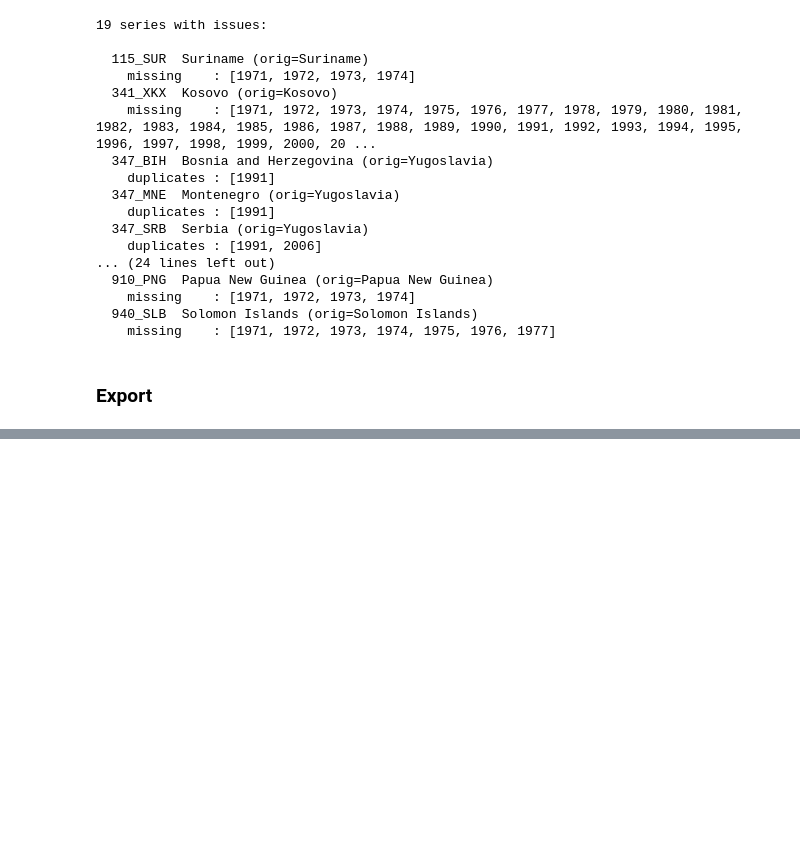
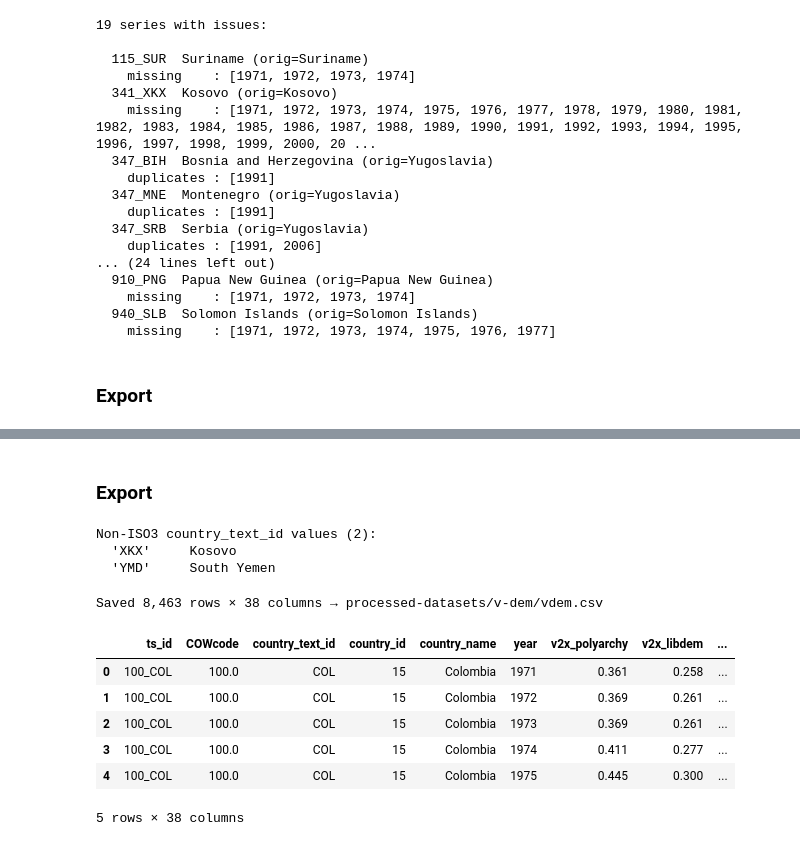
Before and after one commit to damiancalabresi/causal-analysis-democracy-womens-rights, a Jupyter notebook: 01-democracy-dataset-processing.ipynb, the cells around one changed output, grey strips where cells are left out. Drawn from its saved outputs; the diff is of its cells as text; code cells hidden in the pictures; blank space fills up the shorter version.

```diff
--- a/01-democracy-dataset-processing.ipynb
+++ b/01-democracy-dataset-processing.ipynb
@@ -758,0 +916,2 @@ Saved 8,038 rows × 16 columns → processed-datasets/polity/polity5.csv
+# %%
+vdem.loc[vdem["COWcode"] == 860, "COWcode"] = 850
@@ -758,0 +1058,6 @@ Saved 8,038 rows × 16 columns → processed-datasets/polity/polity5.csv
+# %%
+to_remove = ["PSE","PSG","SML","HKG","ZZB"]  # Palestine/West Bank, Palestine/Gaza, Somaliland, Hong Kong, Zanzibar
+
+vdem = vdem[~vdem["country_text_id"].isin(to_remove)]
+print(f"Removed: {to_remove}")
+print(f"Remaining rows: {len(vdem):,}")
@@ -758,0 +1069,7 @@ Saved 8,038 rows × 16 columns → processed-datasets/polity/polity5.csv
+# %%
+vdem["ts_id"] = vdem["COWcode"].astype(int).astype(str) + "_" + vdem["country_text_id"]
+
+vdem = vdem.sort_values(["ts_id", "year"]).reset_index(drop=True)
+
+print(f"Unique ts_ids: {vdem['ts_id'].nunique()}")
+print(vdem[["ts_id", "COWcode", "country_text_id"]].drop_duplicates().head(10).to_string(index=False))
@@ -758,0 +1089,60 @@ Saved 8,038 rows × 16 columns → processed-datasets/polity/polity5.csv
+# %% [markdown]
+### Export
+# %%
+import pycountry
+
+valid_iso3 = {c.alpha_3 for c in pycountry.countries}
+
+unique_ids = vdem[["country_text_id", "country_name"]].drop_duplicates().sort_values("country_text_id")
+no_iso3 = unique_ids[~unique_ids["country_text_id"].isin(valid_iso3)]
+
+print(f"Non-ISO3 country_text_id values ({len(no_iso3)}):")
+for _, row in no_iso3.iterrows():
+    print(f"  {row['country_text_id']!r:8s}  {row['country_name']}")
+# %% [output]
+Non-ISO3 country_text_id values (2):
+  'XKX'     Kosovo
+  'YMD'     South Yemen
+# %%
+import os
+
+os.makedirs("processed-datasets/v-dem", exist_ok=True)
+
+vdem_cols = [
+    # Identifiers
+    "ts_id", "COWcode", "country_text_id", "country_id", "country_name", "year",
+    # Democracy indices (treatment variables)
+    "v2x_polyarchy", "v2x_libdem", "v2x_partipdem", "v2x_delibdem", "v2x_egaldem",
+    # Women's rights outcomes
+    "v2x_gender", "v2x_gencl", "v2x_gencs", "v2x_genpp",
+    "v2xpe_exlgender", "v2lgfemleg",
+    # Component women's indicators
+    "v2cldmovew", "v2clslavef", "v2clprptyw", "v2cldiscw",
+    "v2pepwrgen", "v2peapsgen", "v2peasjgen", "v2peasbgen",
+    "v2csgender", "v2mefemjrn",
+    # Mechanisms
+    "v2x_cspart", "v2x_frassoc_thick", "v2x_freexp_altinf",
+    "v2x_suffr", "v2xlg_legcon", "v2x_jucon",
+    "v2xeg_eqprotec", "v2xeg_eqaccess",
+    # Controls
+    "v2x_corr", "v2x_rule", "v2xeg_eqdr",
+]
+
+available_cols = [c for c in vdem_cols if c in vdem.columns]
+missing_cols = [c for c in vdem_cols if c not in vdem.columns]
+if missing_cols:
+    print(f"WARNING — columns not found: {missing_cols}")
+
+out_vdem = vdem[available_cols].sort_values(["ts_id", "year"]).copy()
+out_vdem.to_csv("processed-datasets/v-dem/vdem.csv", index=False)
+print(f"Saved {len(out_vdem):,} rows × {len(available_cols)} columns → processed-datasets/v-dem/vdem.csv")
+out_vdem.head(5)
+# %% [output]
+Saved 8,463 rows × 38 columns → processed-datasets/v-dem/vdem.csv
+|  | ts_id | COWcode | country_text_id | country_id | country_name | year | v2x_polyarchy | v2x_libdem | ... |
+| 0 | 100_COL | 100.0 | COL | 15 | Colombia | 1971 | 0.361 | 0.258 | ... |
+| 1 | 100_COL | 100.0 | COL | 15 | Colombia | 1972 | 0.369 | 0.261 | ... |
+| 2 | 100_COL | 100.0 | COL | 15 | Colombia | 1973 | 0.369 | 0.261 | ... |
+| 3 | 100_COL | 100.0 | COL | 15 | Colombia | 1974 | 0.411 | 0.277 | ... |
+| 4 | 100_COL | 100.0 | COL | 15 | Colombia | 1975 | 0.445 | 0.300 | ... |
+5 rows × 38 columns
```
Also changed, not shown: parts of 30 cells of this notebook.
